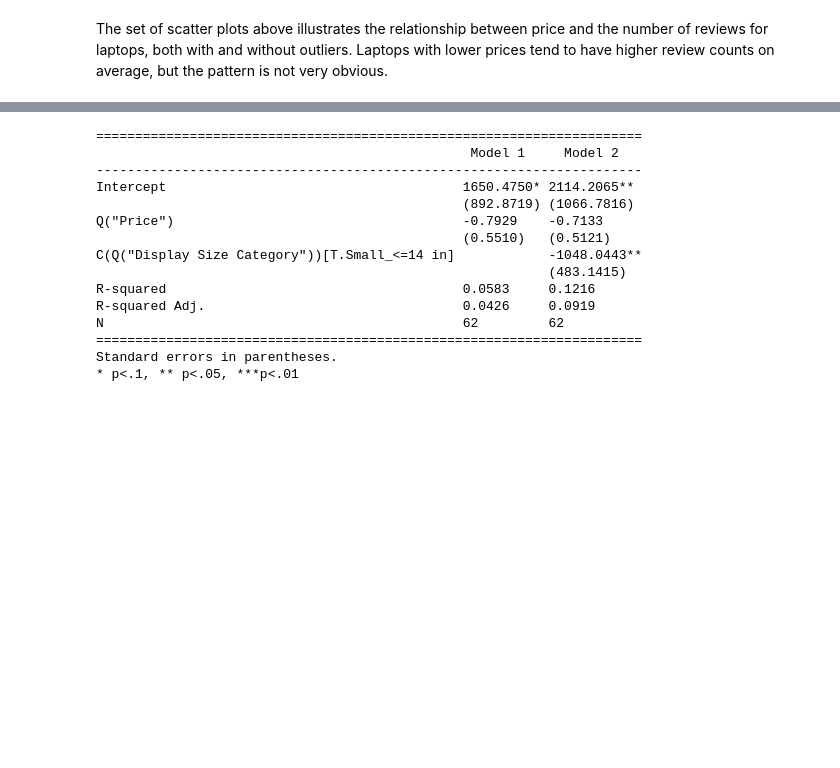
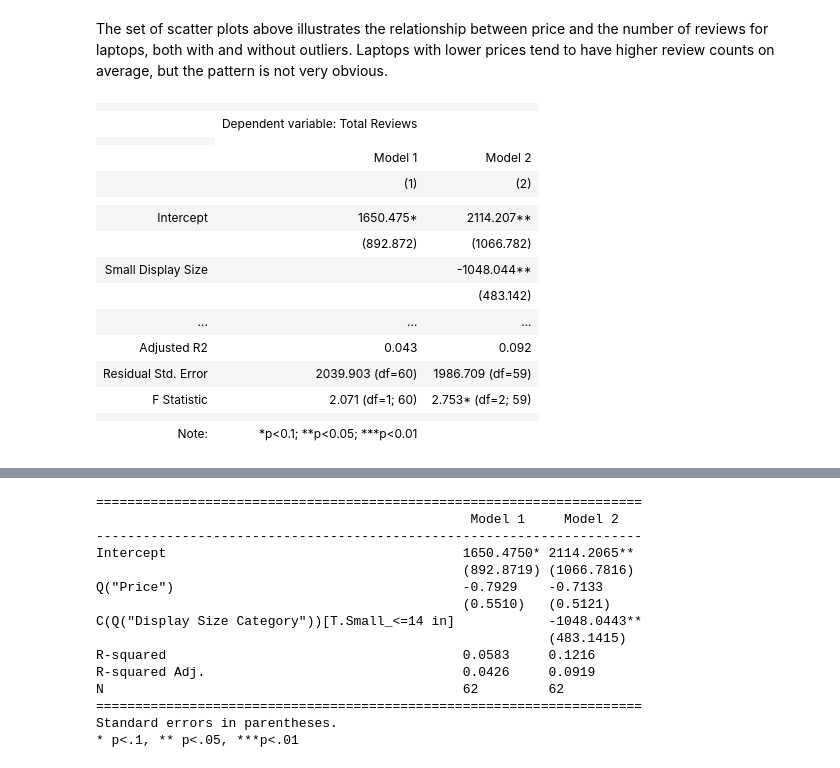
Before and after one commit to Linchuan96727/qtm530fall2024, a Jupyter notebook: Lecture 06/Project_2_Linchuan Zhang.ipynb, the cells around one changed output, grey strips where cells are left out. Drawn from its saved outputs; the diff is of its cells as text; code cells hidden in the pictures; blank space fills up the shorter version.

```diff
--- a/Lecture 06/Project_2_Linchuan Zhang.ipynb
+++ b/Lecture 06/Project_2_Linchuan Zhang.ipynb
@@ -254,3 +273,38 @@ plt.show()
 [figure]
 # %% [markdown]
 The set of scatter plots above illustrates the relationship between price and the number of reviews for laptops, both with and without outliers. Laptops with lower prices tend to have higher review counts on average, but the pattern is not very obvious.
+# %%
+# UPDATED CODE
+# Regression
+model1 = smf.ols(formula='Q("Reviews Count") ~ Q("Price")', data=result_df).fit(cov_type="HC1")
+
+# Multivariate regression with control (no need for C() around Display Size Category if it's already categorical)
+model2 = smf.ols(formula='Q("Reviews Count") ~ Q("Price") + Q("Display Size Category")', data=result_df).fit(cov_type="HC1")
+
+# Create Stargazer object with models
+stargazer = Stargazer([model1, model2])
+stargazer.custom_columns(["Model 1", "Model 2"])
+stargazer.dependent_variable_name("Total Reviews")
+stargazer.rename_covariates({
+    'Q("Price")': 'Price',
+    'Q("Display Size Category")[T.Small_<=14 in]': 'Small Display Size'
+})
+
+stargazer
+# %% [output]
+|  |  |  |
+|  | Dependent variable: Total Reviews |  |
+|  |
+|  | Model 1 | Model 2 |
+|  | (1) | (2) |
+|  |  |  |
+| Intercept | 1650.475* | 2114.207** |
+|  | (892.872) | (1066.782) |
+| Small Display Size |  | -1048.044** |
+|  |  | (483.142) |
+| ... | ... | ... |
+| Adjusted R2 | 0.043 | 0.092 |
+| Residual Std. Error | 2039.903 (df=60) | 1986.709 (df=59) |
+| F Statistic | 2.071 (df=1; 60) | 2.753* (df=2; 59) |
+|  |  |  |
+| Note: | *p<0.1; **p<0.05; ***p<0.01 |  |
```
Also changed, not shown: parts of 9 cells of this notebook.
